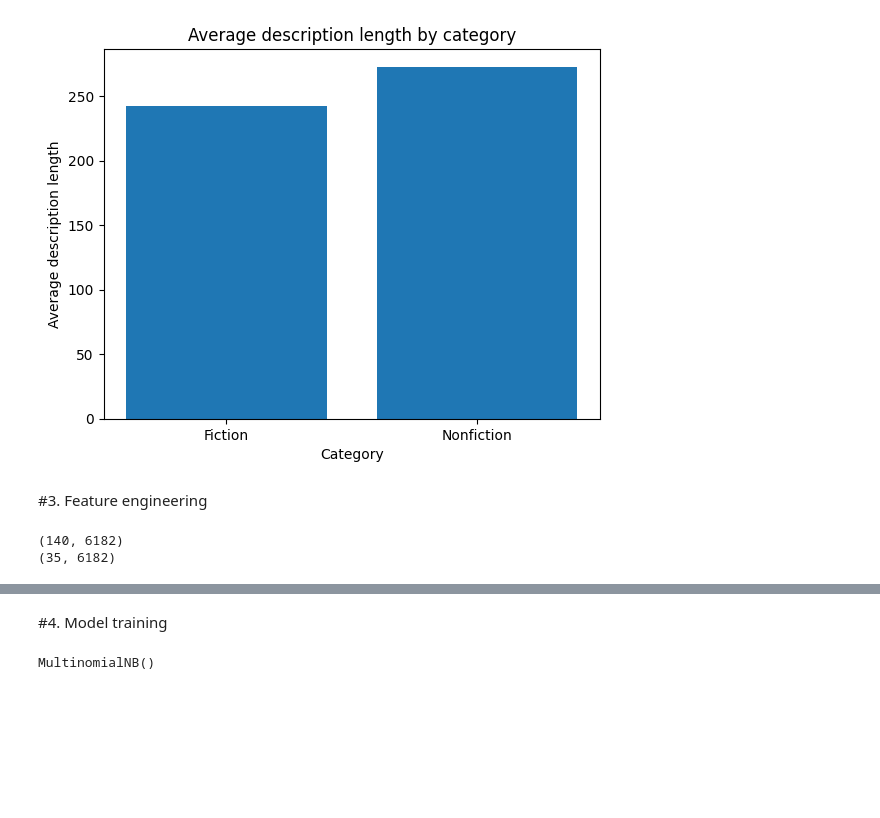
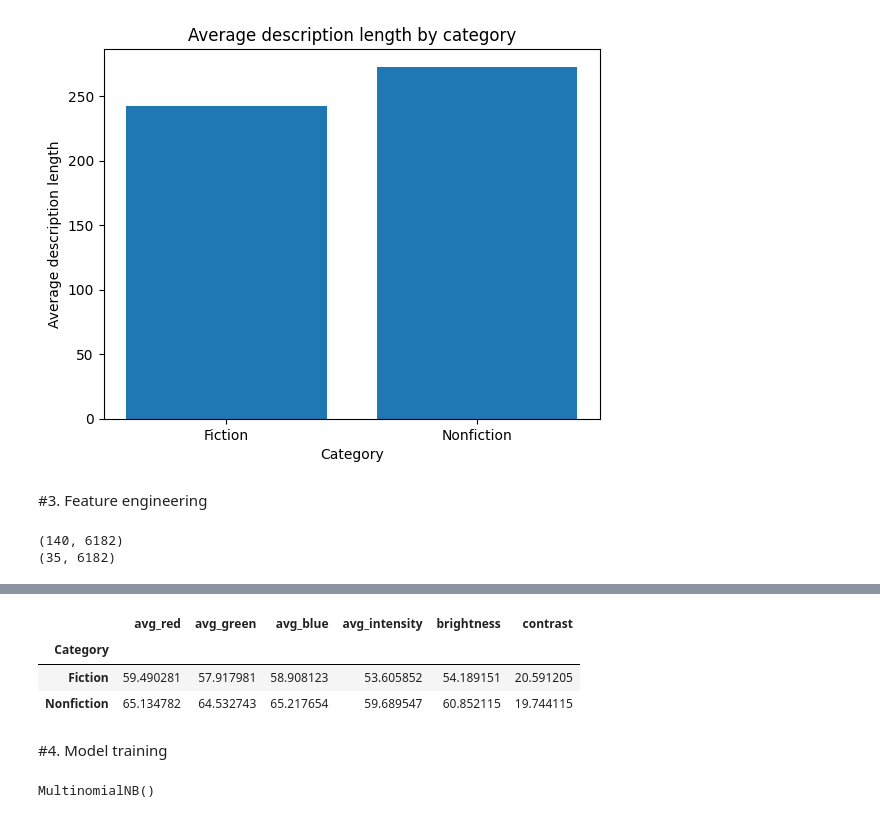
Before and after one commit to matildadaniela/Book-scraping-project, a Jupyter notebook: Book_Scraping_Project.ipynb, the cells around one changed output, grey strips where cells are left out. Cells and saved outputs as stored; diff of their text form; code cells hidden in the pictures; blank space fills up the shorter version.

Commit message:
image feature engineering added

```diff
--- a/Book_Scraping_Project.ipynb
+++ b/Book_Scraping_Project.ipynb
@@ -250,0 +281,12 @@ import matplotlib.pyplot as plt
+# %%
+image_features = []
+
+for image_url in df_all['Image']:
+  features = extract_image_features(image_url)
+  image_features.append(features)
+
+image_features_df = pd.DataFrame(image_features)
+
+df_model = pd.concat([df_model, image_features_df], axis=1)
+
+df_model.head()
@@ -251,3 +300,12 @@ import matplotlib.pyplot as plt
+# %%
+image_columns = ['avg_red', 'avg_green', 'avg_blue', 'avg_intensity', 'brightness', 'contrast']
+
+df_model.groupby('Category')[image_columns].std()
+# %% [output]
+|  | avg_red | avg_green | avg_blue | avg_intensity | brightness | contrast |
+| Category |  |  |  |  |  |  |
+| Fiction | 59.490281 | 57.917981 | 58.908123 | 53.605852 | 54.189151 | 20.591205 |
+| Nonfiction | 65.134782 | 64.532743 | 65.217654 | 59.689547 | 60.852115 | 19.744115 |
 # %% [markdown]
 #4. Model training
 # %%
```
Also changed, not shown: parts of 8 cells of this notebook.
